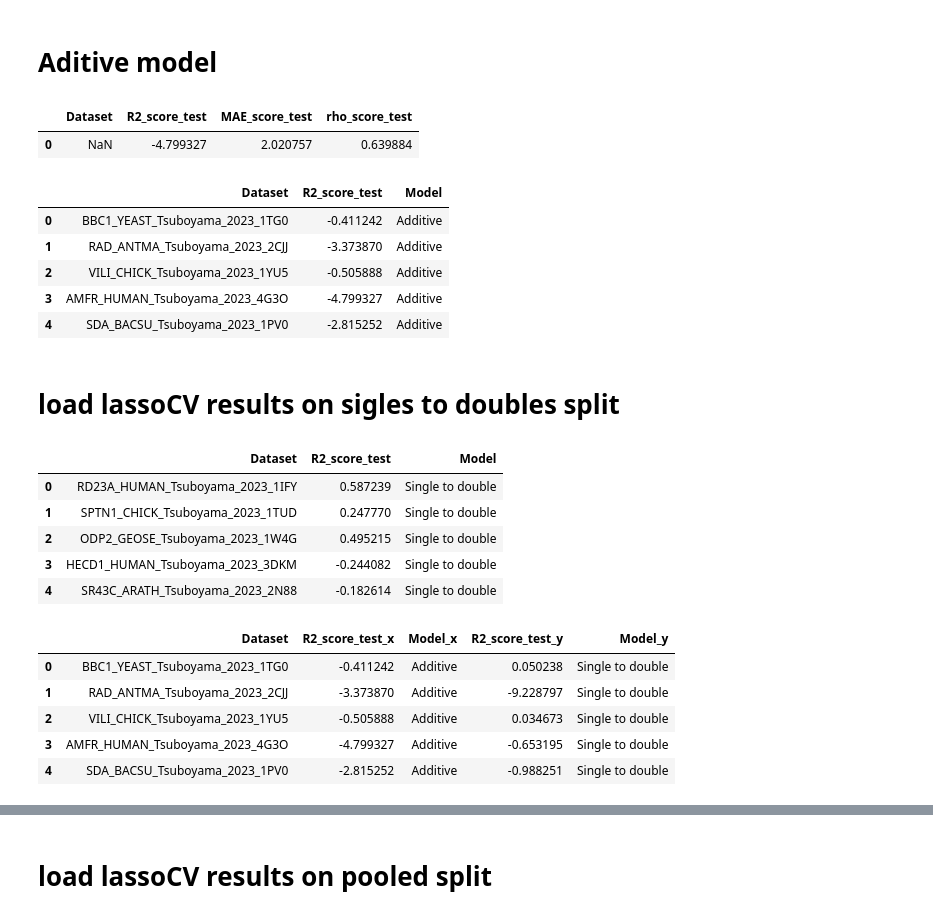
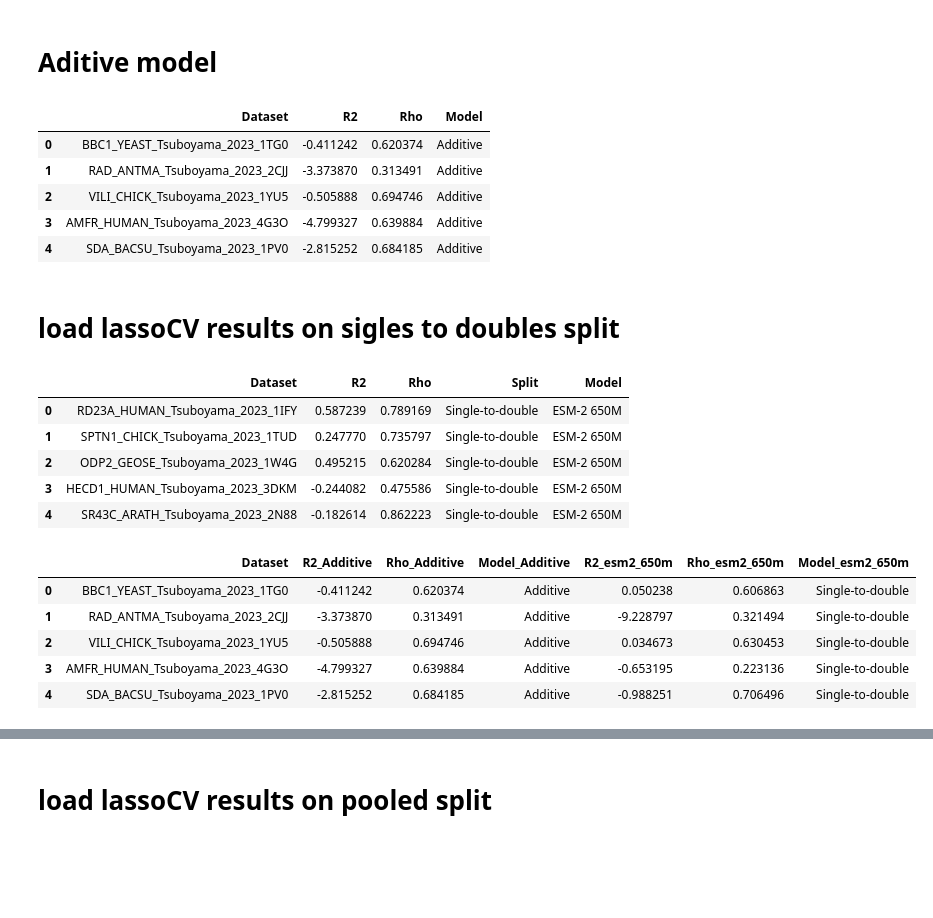
Before and after one commit to ziul-bio/DMS-SiteEffect-PLM, a Jupyter notebook: notebooks/data_preprocessing_doubles.ipynb, the cells around one changed output, grey strips where cells are left out. Cells and saved outputs as stored; diff of their text form; code cells hidden in the pictures; blank space fills up the shorter version.

```diff
--- a/notebooks/data_preprocessing_doubles.ipynb
+++ b/notebooks/data_preprocessing_doubles.ipynb
@@ -51,3 +60,18 @@ File name: THO1_YEAST_Tsuboyama_2023_2WQG.csv
 1    1118
 2     361
 Name: count, dtype: int64
+# %%
+records = []
+base_dir = '../data/ProteinGym_metadata/doubles/'
+for file in os.listdir(base_dir):
+    name = file.strip('.csv')
+    name = name.replace('_', ' ')
+    df = pd.read_csv(os.path.join(base_dir, file))
+    counts = df['#mutations'].value_counts()
+    n_single = counts.get(1, 0)
+    n_multiple = counts.drop(1, errors='ignore').sum()
+    records.append({'Dataset': name, '#Single': n_single, '#Multiple': n_multiple})
+
+summary_df = pd.DataFrame(records).sort_values('Dataset').reset_index(drop=True)
+#summary_df.to_excel('../data/proteinGym_single_to_doubles_metadata.xlsx')
+summary_df
@@ -195,28 +237,10 @@ class PositionAwareAdditiveModel:
         results = pd.DataFrame.from_dict(res_dict, orient='index').T.reset_index(drop=True)
 
         return eval_df, results
-# %%
-df = pd.read_csv('../data/ProteinGym_metadata/doubles/AMFR_HUMAN_Tsuboyama_2023_4G3O.csv')
-
-# 1. Initialize the model
-model = PositionAwareAdditiveModel(mutation_col='ID', score_col='target')
-
-# 2. Automatically split your mixed dataset into singles and doubles
-train_singles, test_doubles = model.data_split(df)
-
-# 3. Generate predictions on the test set
-y_pred = model.predict(test_doubles)
-
-# 4. Evaluate the performance metrics
-val_df, res_df = model.evaluate(test_doubles, y_pred)
-res_df
-# %% [output]
-|  | Dataset | R2_score_test | MAE_score_test | rho_score_test |
-| 0 | NaN | -4.799327 | 2.020757 | 0.639884 |
 # %%
 base_dir = '../data/ProteinGym_metadata/doubles/'
 
-cols = ['Dataset', 'R2_score_test']
+cols = ['Dataset', 'R2_score_test', 'rho_score_test']
 
 model = PositionAwareAdditiveModel(mutation_col='ID', score_col='target')
 
@@ -232,14 +256,15 @@ for file in os.listdir(base_dir):
 
 res1 = res1[cols]
 res1['Model'] = 'Additive'
+res1.rename(columns={'R2_score_test':'R2', 'rho_score_test':'Rho'}, inplace=True)
 res1.head()
 # %% [output]
-|  | Dataset | R2_score_test | Model |
-| 0 | BBC1_YEAST_Tsuboyama_2023_1TG0 | -0.411242 | Additive |
-| 1 | RAD_ANTMA_Tsuboyama_2023_2CJJ | -3.373870 | Additive |
-| 2 | VILI_CHICK_Tsuboyama_2023_1YU5 | -0.505888 | Additive |
-| 3 | AMFR_HUMAN_Tsuboyama_2023_4G3O | -4.799327 | Additive |
-| 4 | SDA_BACSU_Tsuboyama_2023_1PV0 | -2.815252 | Additive |
+|  | Dataset | R2 | Rho | Model |
+| 0 | BBC1_YEAST_Tsuboyama_2023_1TG0 | -0.411242 | 0.620374 | Additive |
+| 1 | RAD_ANTMA_Tsuboyama_2023_2CJJ | -3.373870 | 0.313491 | Additive |
+| 2 | VILI_CHICK_Tsuboyama_2023_1YU5 | -0.505888 | 0.694746 | Additive |
+| 3 | AMFR_HUMAN_Tsuboyama_2023_4G3O | -4.799327 | 0.639884 | Additive |
+| 4 | SDA_BACSU_Tsuboyama_2023_1PV0 | -2.815252 | 0.684185 | Additive |
 # %% [markdown]
 # load lassoCV results on sigles to doubles split
 # %%
@@ -253,22 +278,25 @@ for file in os.listdir(base_dir):
     res2 = pd.concat([res2, res_df]).reset_index(drop=True)
 
 res2 = res2[cols]
-res2['Model'] = 'Single to double'
+res2['Split'] = 'Single-to-double'
+res2['Model'] = 'ESM-2 650M'
+res2.rename(columns={'R2_score_test':'R2', 'rho_score_test':'Rho'}, inplace=True)
+
 res2.head()
 # %% [output]
-|  | Dataset | R2_score_test | Model |
-| 0 | RD23A_HUMAN_Tsuboyama_2023_1IFY | 0.587239 | Single to double |
-| 1 | SPTN1_CHICK_Tsuboyama_2023_1TUD | 0.247770 | Single to double |
-| 2 | ODP2_GEOSE_Tsuboyama_2023_1W4G | 0.495215 | Single to double |
-| 3 | HECD1_HUMAN_Tsuboyama_2023_3DKM | -0.244082 | Single to double |
-| 4 | SR43C_ARATH_Tsuboyama_2023_2N88 | -0.182614 | Single to double |
+|  | Dataset | R2 | Rho | Split | Model |
+| 0 | RD23A_HUMAN_Tsuboyama_2023_1IFY | 0.587239 | 0.789169 | Single-to-double | ESM-2 650M |
+| 1 | SPTN1_CHICK_Tsuboyama_2023_1TUD | 0.247770 | 0.735797 | Single-to-double | ESM-2 650M |
+| 2 | ODP2_GEOSE_Tsuboyama_2023_1W4G | 0.495215 | 0.620284 | Single-to-double | ESM-2 650M |
+| 3 | HECD1_HUMAN_Tsuboyama_2023_3DKM | -0.244082 | 0.475586 | Single-to-double | ESM-2 650M |
+| 4 | SR43C_ARATH_Tsuboyama_2023_2N88 | -0.182614 | 0.862223 | Single-to-double | ESM-2 650M |
 # %%
-res12 = res1.merge(res2, on='Dataset')
+res12 = res1.merge(res2, on='Dataset', suffixes=('_Additive', '_esm2_650m'))
 res12.head()
 # %% [output]
-|  | Dataset | R2_score_test_x | Model_x | R2_score_test_y | Model_y |
-| 0 | BBC1_YEAST_Tsuboyama_2023_1TG0 | -0.411242 | Additive | 0.050238 | Single to double |
-| 1 | RAD_ANTMA_Tsuboyama_2023_2CJJ | -3.373870 | Additive | -9.228797 | Single to double |
-| 2 | VILI_CHICK_Tsuboyama_2023_1YU5 | -0.505888 | Additive | 0.034673 | Single to double |
-| 3 | AMFR_HUMAN_Tsuboyama_2023_4G3O | -4.799327 | Additive | -0.653195 | Single to double |
-| 4 | SDA_BACSU_Tsuboyama_2023_1PV0 | -2.815252 | Additive | -0.988251 | Single to double |
+|  | Dataset | R2_Additive | Rho_Additive | Model_Additive | R2_esm2_650m | Rho_esm2_650m | Model_esm2_650m |
+| 0 | BBC1_YEAST_Tsuboyama_2023_1TG0 | -0.411242 | 0.620374 | Additive | 0.050238 | 0.606863 | Single-to-double |
+| 1 | RAD_ANTMA_Tsuboyama_2023_2CJJ | -3.373870 | 0.313491 | Additive | -9.228797 | 0.321494 | Single-to-double |
+| 2 | VILI_CHICK_Tsuboyama_2023_1YU5 | -0.505888 | 0.694746 | Additive | 0.034673 | 0.630453 | Single-to-double |
+| 3 | AMFR_HUMAN_Tsuboyama_2023_4G3O | -4.799327 | 0.639884 | Additive | -0.653195 | 0.223136 | Single-to-double |
+| 4 | SDA_BACSU_Tsuboyama_2023_1PV0 | -2.815252 | 0.684185 | Additive | -0.988251 | 0.706496 | Single-to-double |
```
Also changed, not shown: parts of 25 cells of this notebook, 1 other file.
